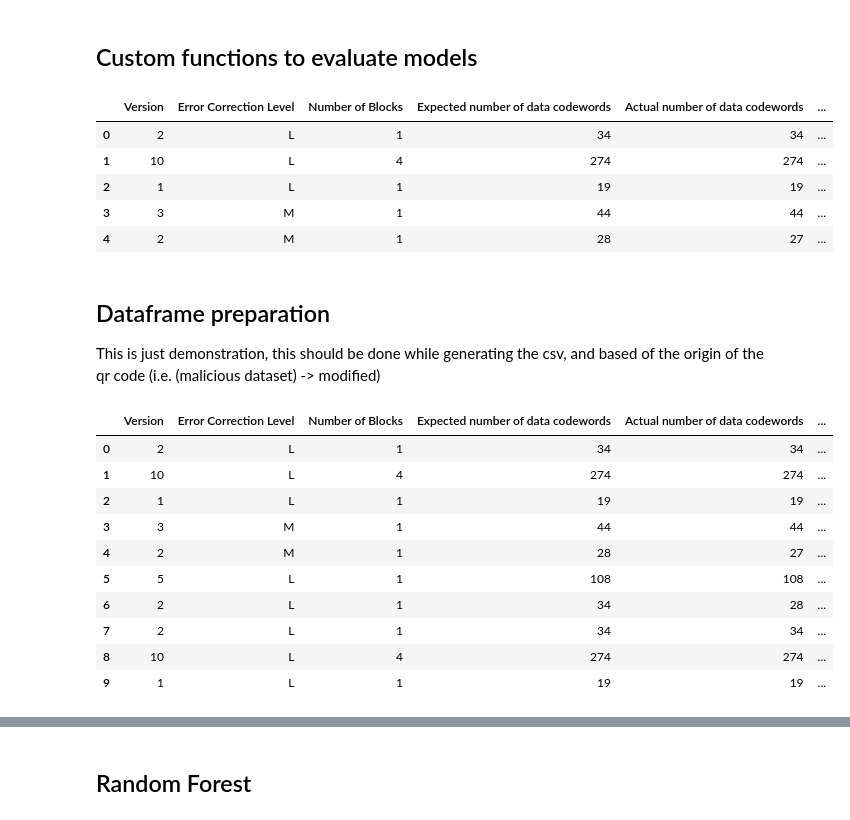
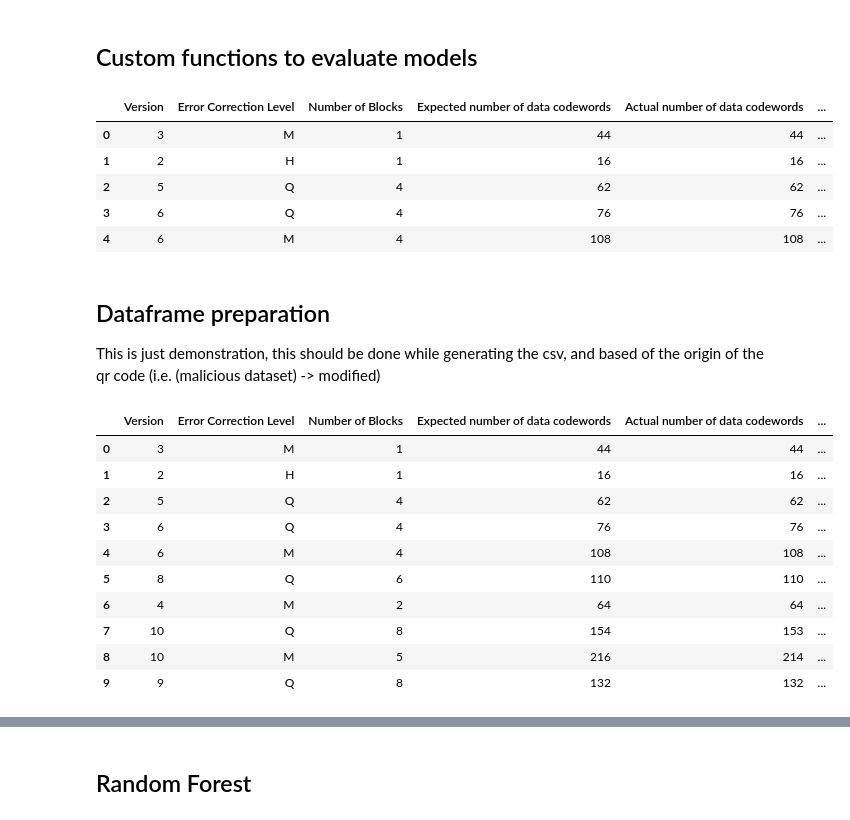
Before and after one commit to micgor32/quishdec, a Jupyter notebook: quarter_2/comparison.ipynb, the cells around one changed output, grey strips where cells are left out. Cells and saved outputs as stored; diff of their text form; code cells hidden in the pictures.

```diff
--- a/quarter_2/comparison.ipynb
+++ b/quarter_2/comparison.ipynb
@@ -55,38 +57,39 @@ def plot_roc_curve(y_true, y_probs, model_name="Model"):
     plt.show()
 
 # Malicious
-dfm = pd.read_csv("test2.csv")
+dfm = pd.read_csv("test1.csv")
 # Benign
-dfb = pd.read_csv("test3.csv")
+dfb = pd.read_csv("testm.csv")
 
 df = pd.concat([dfm, dfb], ignore_index=True)
 df.head(5)
 # %% [output]
 |  | Version | Error Correction Level | Number of Blocks | Expected number of data codewords | Actual number of data codewords | ... |
-| 0 | 2 | L | 1 | 34 | 34 | ... |
-| 1 | 10 | L | 4 | 274 | 274 | ... |
-| 2 | 1 | L | 1 | 19 | 19 | ... |
-| 3 | 3 | M | 1 | 44 | 44 | ... |
-| 4 | 2 | M | 1 | 28 | 27 | ... |
+| 0 | 3 | M | 1 | 44 | 44 | ... |
+| 1 | 2 | H | 1 | 16 | 16 | ... |
+| 2 | 5 | Q | 4 | 62 | 62 | ... |
+| 3 | 6 | Q | 4 | 76 | 76 | ... |
+| 4 | 6 | M | 4 | 108 | 108 | ... |
 # %% [markdown]
 ## Dataframe preparation
 This is just demonstration, this should be done while generating the csv, and based of the origin of the qr code (i.e. (malicious dataset) -> modified)
 # %%
 df['Modified'] = df['Number of empty bytes'].apply(lambda x: 1 if x > 0 else 0)
 df['EC Level'] = df['Error Correction Level'].map(
     {'L': 1, 'M': 2, 'Q': 3, 'H': 4}).astype(int)
 
+df.to_csv("test.csv", sep='\t')
 df.head(10)
 # %% [output]
 |  | Version | Error Correction Level | Number of Blocks | Expected number of data codewords | Actual number of data codewords | ... |
-| 0 | 2 | L | 1 | 34 | 34 | ... |
-| 1 | 10 | L | 4 | 274 | 274 | ... |
-| 2 | 1 | L | 1 | 19 | 19 | ... |
-| 3 | 3 | M | 1 | 44 | 44 | ... |
-| 4 | 2 | M | 1 | 28 | 27 | ... |
-| 5 | 5 | L | 1 | 108 | 108 | ... |
-| 6 | 2 | L | 1 | 34 | 28 | ... |
-| 7 | 2 | L | 1 | 34 | 34 | ... |
-| 8 | 10 | L | 4 | 274 | 274 | ... |
-| 9 | 1 | L | 1 | 19 | 19 | ... |
+| 0 | 3 | M | 1 | 44 | 44 | ... |
+| 1 | 2 | H | 1 | 16 | 16 | ... |
+| 2 | 5 | Q | 4 | 62 | 62 | ... |
+| 3 | 6 | Q | 4 | 76 | 76 | ... |
+| 4 | 6 | M | 4 | 108 | 108 | ... |
+| 5 | 8 | Q | 6 | 110 | 110 | ... |
+| 6 | 4 | M | 2 | 64 | 64 | ... |
+| 7 | 10 | Q | 8 | 154 | 153 | ... |
+| 8 | 10 | M | 5 | 216 | 214 | ... |
+| 9 | 9 | Q | 8 | 132 | 132 | ... |
 # %%
```
Also changed, not shown: parts of 10 cells of this notebook.
